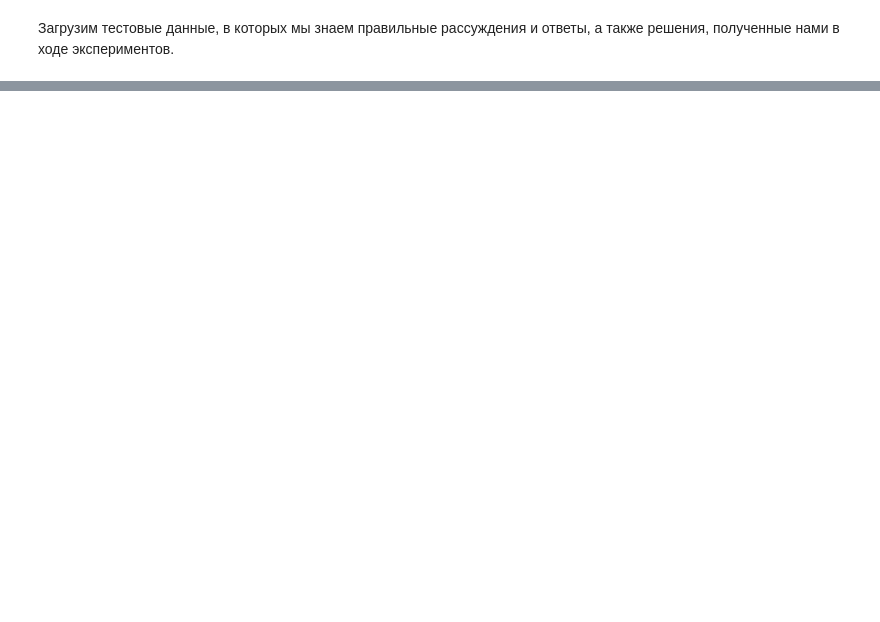
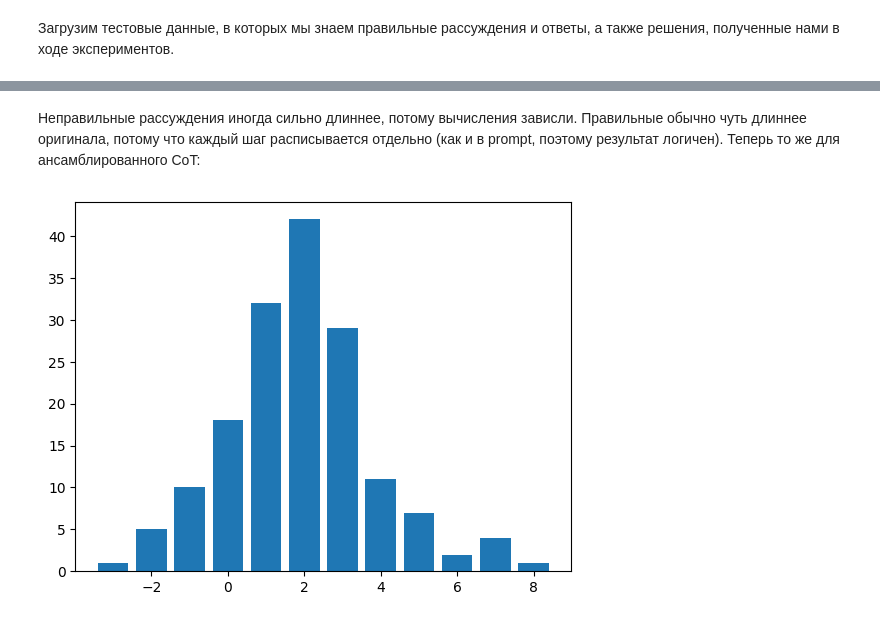
Before and after one commit to malodetz/tlab-2023-nlp-task, a Jupyter notebook: analysis.ipynb, the cells around one changed output, grey strips where cells are left out. Cells and saved outputs as stored; diff of their text form; code cells hidden in the pictures; blank space fills up the shorter version.

```diff
--- a/analysis.ipynb
+++ b/analysis.ipynb
@@ -35,0 +77,9 @@ print(correct_answers_ensemble)
+# %% [markdown]
+Неправильные рассуждения иногда сильно длиннее, потому вычисления зависли. Правильные обычно чуть длиннее оригинала, потому что каждый шаг расписывается отдельно (как и в prompt, поэтому результат логичен).
+Теперь то же для ансамблированного CoT:
+# %%
+c = Counter([ensemble_length[i]-true_length[i] for i in range(len(ensemble_length)) if i not in correct_answers_ensemble])
+plt.bar(list(c.keys()), list(c.values()))
+plt.show()
+# %% [output]
+[figure, added]
```
Also changed, not shown: parts of 20 cells of this notebook, 3 other files.
